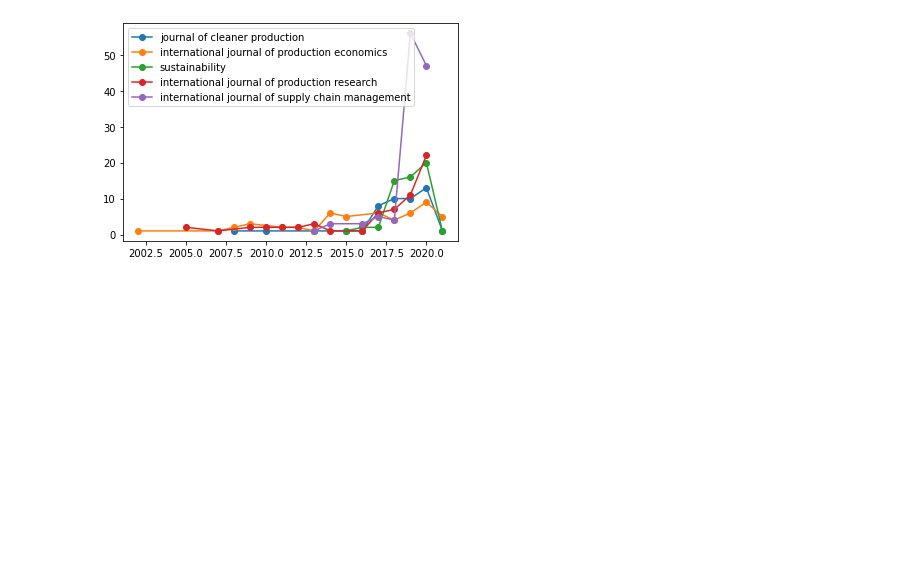
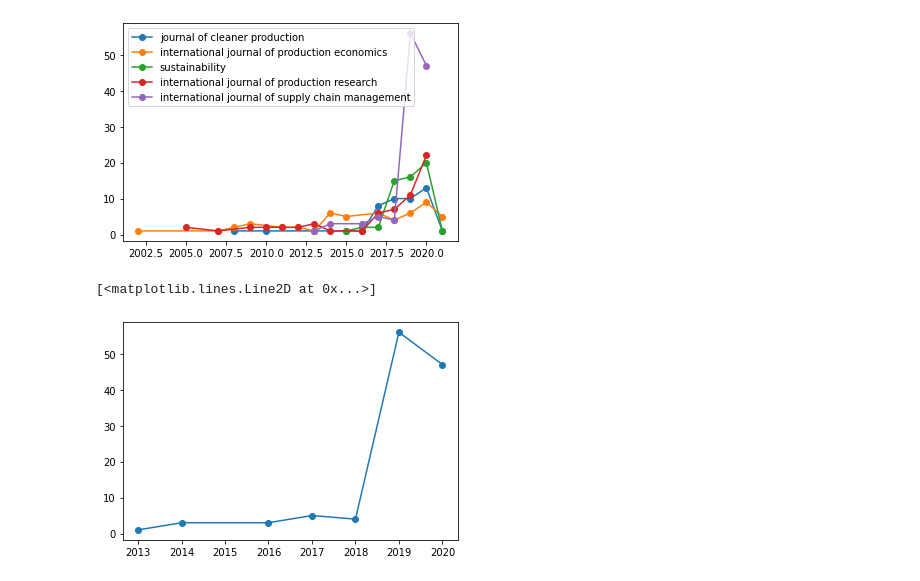
Before and after one commit to SokKanaTorajd/crawlmend-visualization, a Jupyter notebook: visualization.ipynb, the cells around one changed output. Drawn from its saved outputs; the diff is of its cells as text; code cells hidden in the pictures; blank space fills up the shorter version.

```diff
--- a/visualization.ipynb
+++ b/visualization.ipynb
@@ -328,3 +330,10 @@ plt.legend(loc='upper left')
 plt.show()
 # %% [output]
 [figure]
+# %%
+x = dd_df[dd_df.columns[9]].dropna()
+y = dd_df[dd_df.columns[9]].dropna().index
+plt.plot(y, x, linestyle='-', marker='o', label=dd_df.columns[9])
+# %% [output]
+[<matplotlib.lines.Line2D at 0x...>]
+[figure, added]
```
Also changed, not shown: parts of 1 cell of this notebook, 1 other file.
